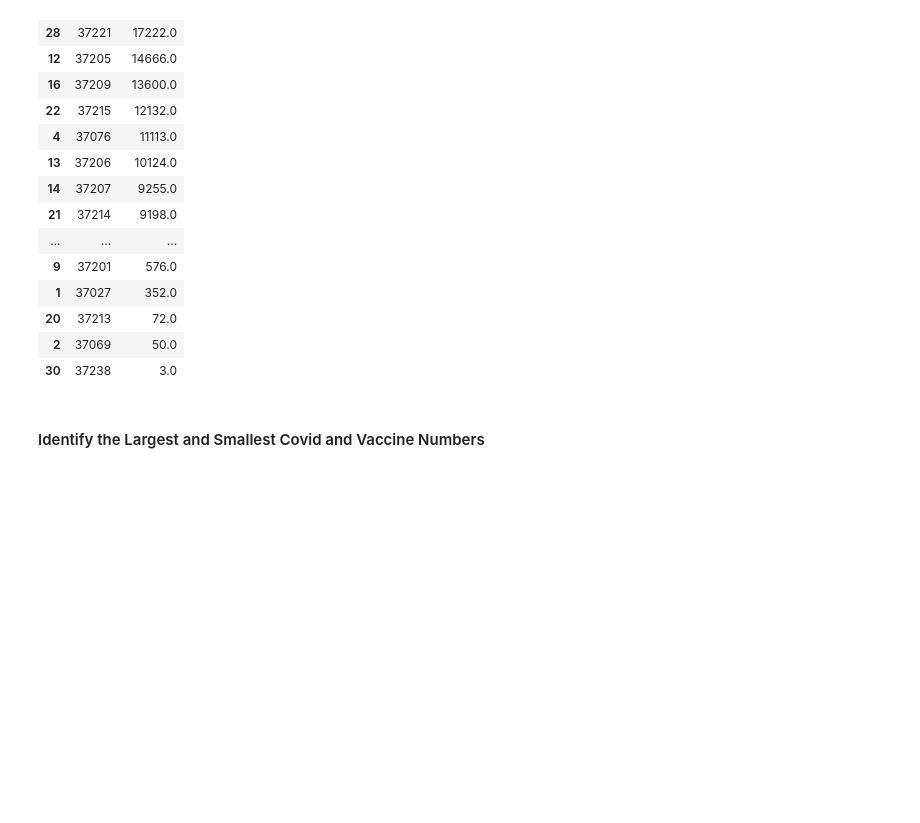
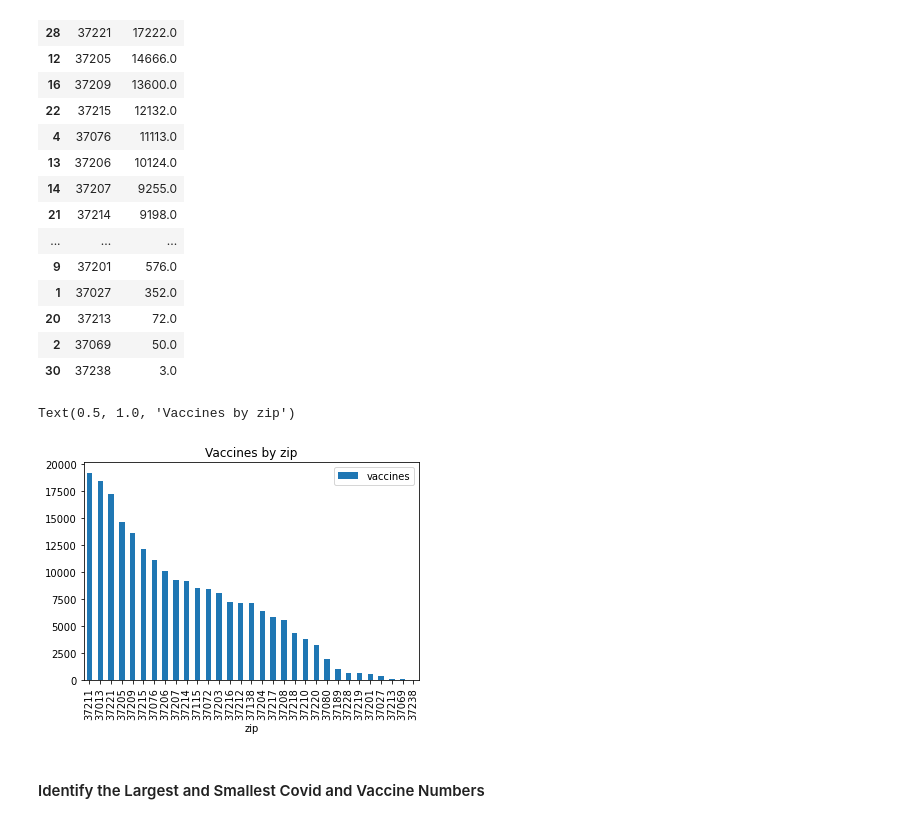
Before and after one commit to Engu12/nash-covid-cases-vaccines-honky_tonkin, a Jupyter notebook: notebook/EDA2.ipynb, the cells around one changed output. Saved outputs shown, nothing was run; the diff lists cells and outputs as text; code cells hidden in the pictures; blank space fills up the shorter version.

```diff
--- a/notebook/EDA2.ipynb
+++ b/notebook/EDA2.ipynb
@@ -236,6 +252,12 @@ vac_by_zip
 | 20 | 37213 | 72.0 |
 | 2 | 37069 | 50.0 |
 | 30 | 37238 | 3.0 |
+# %%
+vac_by_zip.plot.bar('zip','vaccines')
+plt.title('Vaccines by zip')
+# %% [output]
+Text(0.5, 1.0, 'Vaccines by zip')
+[figure, added]
 # %% [markdown]
 #### Identify the Largest and Smallest Covid and Vaccine Numbers
 # %%
```
Also changed, not shown: parts of 21 cells of this notebook, 1 other file.
